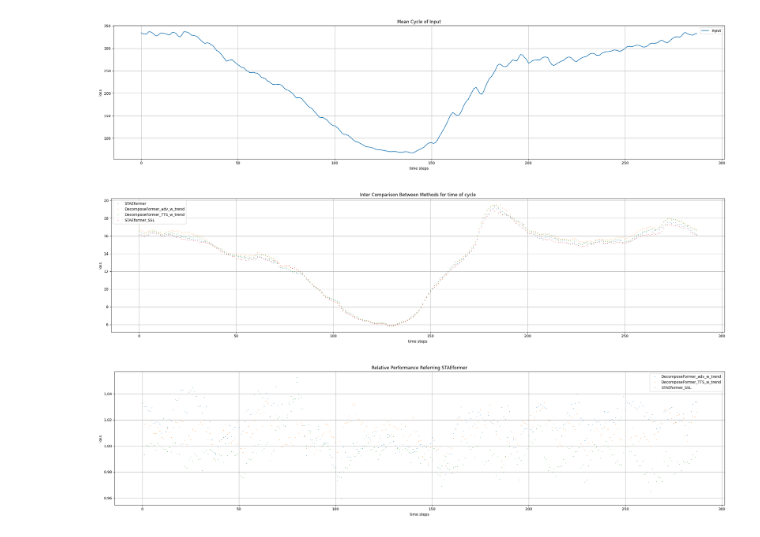
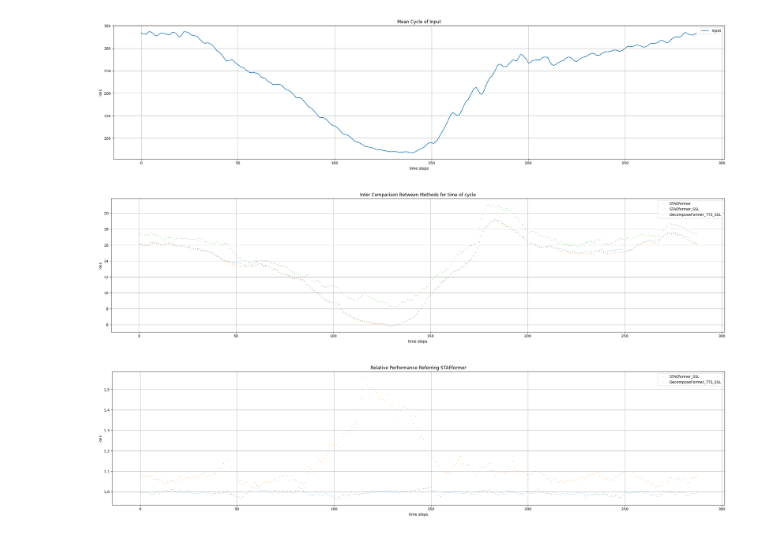
Before and after one commit to Dench991228/BasicTSD, a Jupyter notebook: basicts/visualize_mae_cycle_distri.ipynb, the cells around one changed output. Saved outputs shown, nothing was run; the diff lists cells and outputs as text; code cells hidden in the pictures.

```diff
--- a/basicts/visualize_mae_cycle_distri.ipynb
+++ b/basicts/visualize_mae_cycle_distri.ipynb
@@ -35,38 +35,47 @@ def visualize_mae_cycle_distri(method_result_files: List[str],
               x=[i for i in range(cycle_timestamps)], ys=mae_grouped_by_time_of_cycle,
               y_names=method_names, no_line=True)
     relative_mae_grouped_by_time_of_cycle = []
     relative_names = []
     for idx, (mae, name) in enumerate(zip(mae_grouped_by_time_of_cycle, method_names)):
         if idx != referred_id:
             relative_mae_grouped_by_time_of_cycle.append(mae / mae_grouped_by_time_of_cycle[referred_id])
             relative_names.append(name)
     plot_line(title=f"Relative Performance Referring {method_names[referred_id]}",
             x=[i for i in range(cycle_timestamps)], ys=relative_mae_grouped_by_time_of_cycle,
             y_names=relative_names, no_line=True)
 
 # 预测文件
 prediction_files_pems08 = [
     "../checkpoints/STAEformer/PEMS08_100_12_12/70ceb2d1dd84b5dc181774f2d16a14c1/test_results.npz",
-    "../checkpoints/DecomposeFormer_adv/PEMS08_100_12_12/165deb5b6eed720c6bd224ec75f4585a/test_results.npz",
-    "../checkpoints/DecomposeFormer_TTS/PEMS08_100_12_12/d7fde011127742d7ea670292ecf8abd9/test_results.npz",
-    "../checkpoints/STAEformer_SSL/PEMS08_100_12_12/ec5b5664aa4430d0d0c4f91673ef85c6/test_results.npz"
+    #"../checkpoints/DecomposeFormer_adv/PEMS08_100_12_12/165deb5b6eed720c6bd224ec75f4585a/test_results.npz",
+    #"../checkpoints/DecomposeFormer_TTS/PEMS08_100_12_12/d7fde011127742d7ea670292ecf8abd9/test_results.npz",
+    "../checkpoints/STAEformer_SSL/PEMS08_100_12_12/0626548526f8a5dbc470d995fb7d8ffa/test_results.npz",
+    #"../checkpoints/DecomposeFormer_TTS_SSL/PEMS08_100_12_12/89e7d7c9a5f7e553643a4ef6ba8226b2/test_results.npz",
+    "../checkpoints/DecomposeFormer_TTS_SSL/PEMS08_100_12_12/89e7d7c9a5f7e553643a4ef6ba8226b2/test_results.npz",
+    #"../checkpoints/DecomposeFormer_TTS_BT/PEMS08_100_12_12/e1f24853775a8ea589a35090f4e97375/test_results.npz",
+    #"../checkpoints/DecomposeFormer_TTS_TBT/PEMS08_100_12_12/84151c07bf117e24d1cf0c6ba5ce40fa/test_results.npz",
+
 ]
 prediction_files_pems04 = [
     "../checkpoints/STAEformer/PEMS04_100_12_12/847a2ce08791eb89c3a325b199127003/test_results.npz",
     "../checkpoints/DecomposeFormer_adv/PEMS04_100_12_12/3b4d38f791b9a5449d5058ad504b18a0/test_results.npz",
     "../checkpoints/STAEformer_SSL/PEMS04_100_12_12/6cb833695c71cb7ce824ef6ebdd71aab/test_results.npz",
 ]
 # 方法名称
 method_names = [
     "STAEformer",
-    "DecomposeFormer_adv_w_trend",
-    "DecomposeFormer_TTS_w_trend",
-    "STAEformer_SSL"
+    #"DecomposeFormer_adv_w_trend",
+    #"DecomposeFormer_TTS_w_trend",
+    "STAEformer_SSL",
+    #"DecomposeFormer_TTS_S_SSL",
+    "DecomposeFormer_TTS_SSL"
+    #"DecomposeFormer_TTS_BT",
+    #"DecomposeFormer_TTS_TBT"
 ]
 # 时间步
 cts = 288
 visualize_mae_cycle_distri(prediction_files_pems08, method_names, cts, 0)
 # %% [output]
 [figure]
-[figure, old version]
+[figure, new version]
-[figure, old version]
+[figure, new version]
```
Also changed, not shown: 12 other files.
